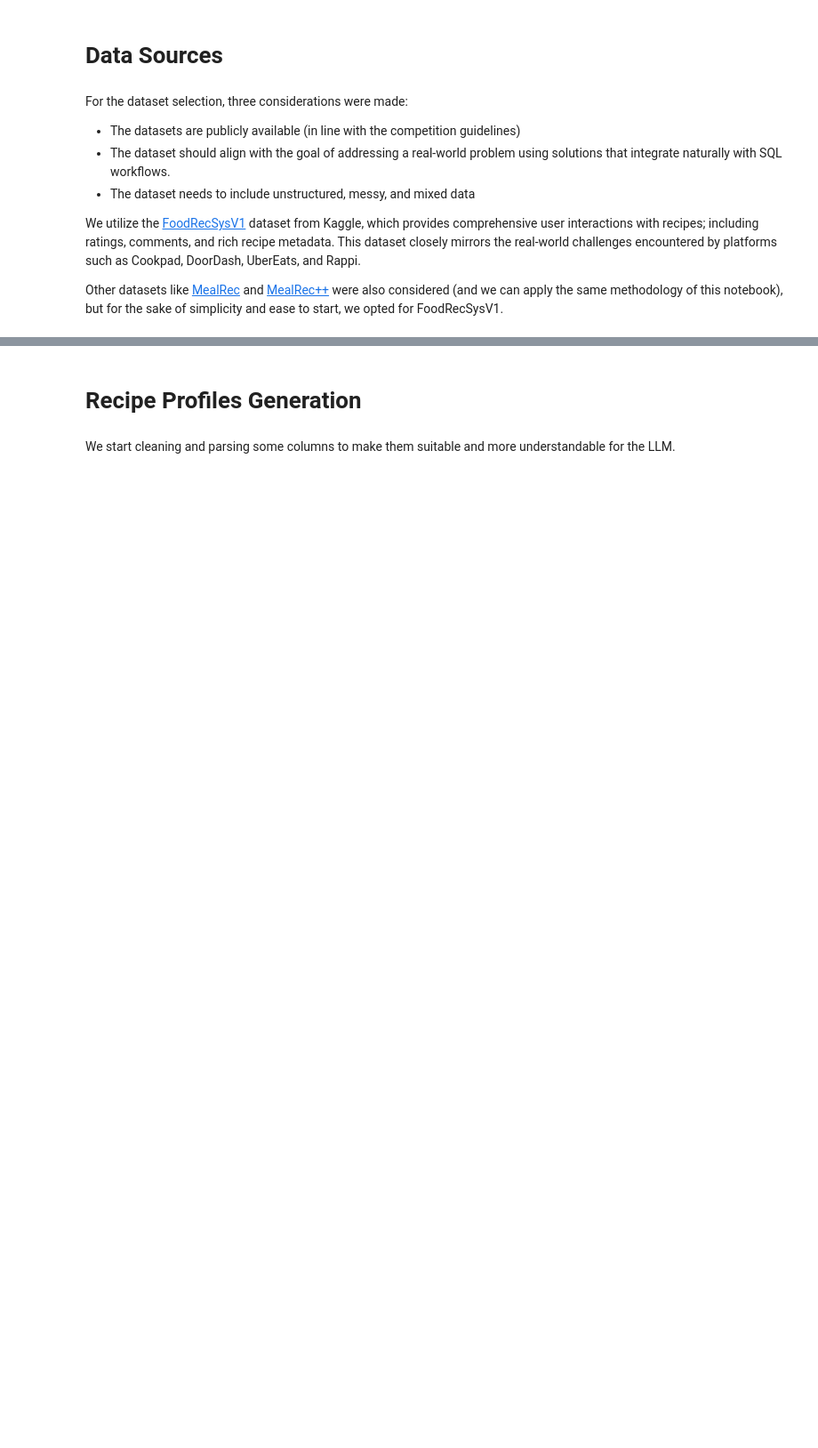
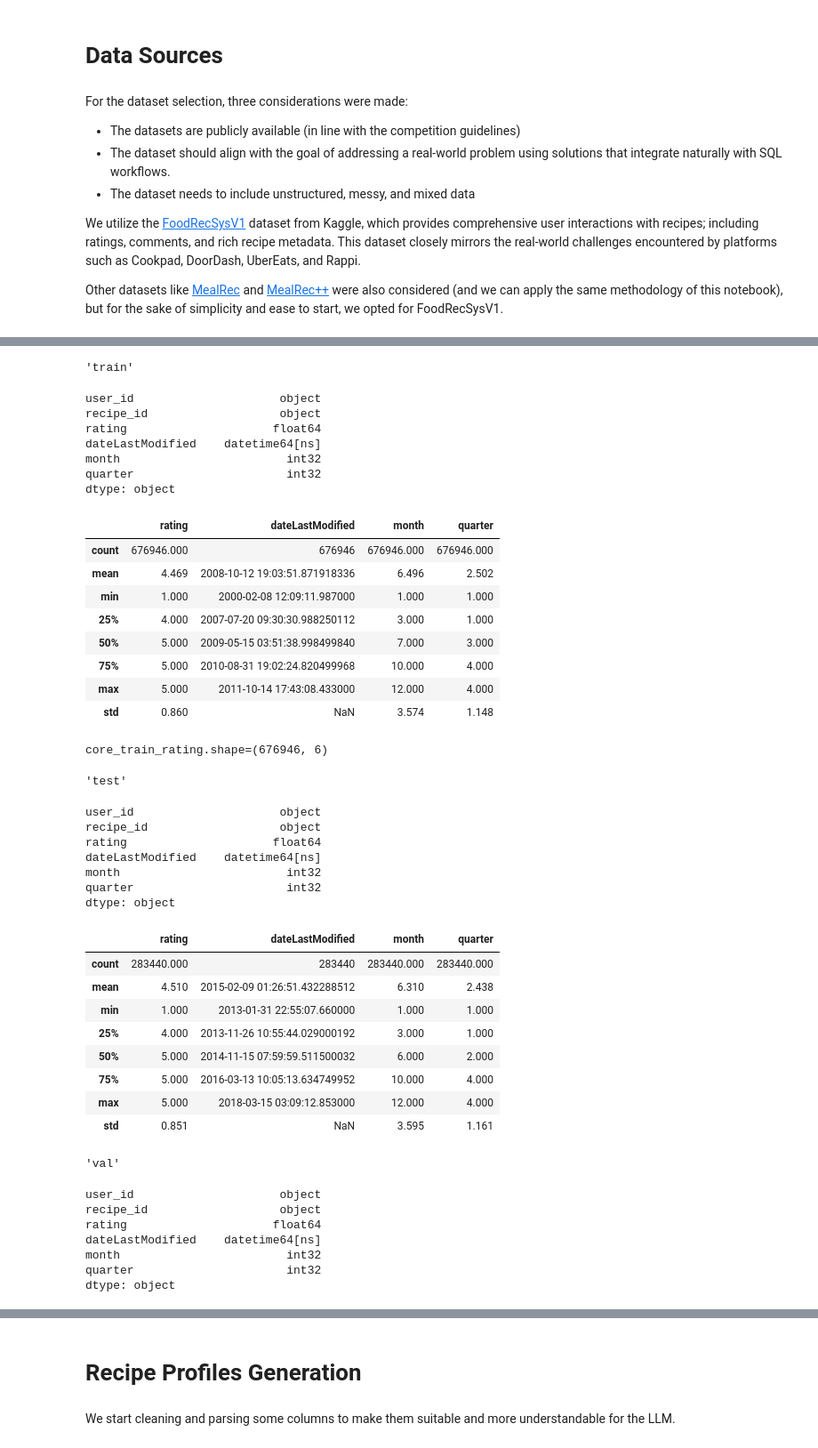
Before and after one commit to jeremy-jmc/kaggle-bigquery-hackaton-2025, a Jupyter notebook: deliverable.ipynb, the cells around one changed output, grey strips where cells are left out. Shown at 89% size. Saved outputs shown, nothing was run; the diff lists cells and outputs as text; code cells hidden in the pictures; blank space fills up the shorter version.

```diff
--- a/deliverable.ipynb
+++ b/deliverable.ipynb
@@ -138,0 +189,74 @@ Other datasets like [MealRec](https://arxiv.org/abs/2205.12133) and [MealRec++](
+# %%
+def clean_df(core: pd.DataFrame) -> pd.DataFrame:
+    core['user_id'] = core['user_id'].astype(str)
+    core['recipe_id'] = core['recipe_id'].astype(str)
+    core['dateLastModified'] = core['dateLastModified'].apply(lambda v: v.replace('\n', ''))
+    core['dateLastModified'] = pd.to_datetime(core['dateLastModified'], format='ISO8601')
+    core['month'] = core['dateLastModified'].dt.month
+    core['quarter'] = core['dateLastModified'].dt.quarter
+    core['rating'] = core['rating'].astype(float)
+
+    core = core.dropna(how='any').sort_values(by=['dateLastModified'], ascending=[True])
+    return core
+
+core_train_rating = pd.read_csv(f'{path}/core-data-train_rating.csv')
+core_train_rating = clean_df(core_train_rating)
+display('train', core_train_rating.dtypes, core_train_rating.describe())
+print(f"{core_train_rating.shape=}")
+
+
+core_test_rating = pd.read_csv(f'{path}/core-data-test_rating.csv')
+core_test_rating = clean_df(core_test_rating)
+display('test', core_test_rating.dtypes, core_test_rating.describe())
+
+
+core_val_rating = pd.read_csv(f'{path}/core-data-valid_rating.csv')
+core_val_rating = clean_df(core_val_rating)
+display('val', core_val_rating.dtypes, core_val_rating.describe())
+
+recipes = pd.read_csv('./data/food_recsys/raw-data_recipe.csv')
+recipes['recipe_id'] = recipes['recipe_id'].astype(str)
+# %% [output]
+'train'
+user_id                     object
+recipe_id                   object
+rating                     float64
+dateLastModified    datetime64[ns]
+month                        int32
+quarter                      int32
+dtype: object
+|  | rating | dateLastModified | month | quarter |
+| count | 676946.000 | 676946 | 676946.000 | 676946.000 |
+| mean | 4.469 | 2008-10-12 19:03:51.871918336 | 6.496 | 2.502 |
+| min | 1.000 | 2000-02-08 12:09:11.987000 | 1.000 | 1.000 |
+| 25% | 4.000 | 2007-07-20 09:30:30.988250112 | 3.000 | 1.000 |
+| 50% | 5.000 | 2009-05-15 03:51:38.998499840 | 7.000 | 3.000 |
+| 75% | 5.000 | 2010-08-31 19:02:24.820499968 | 10.000 | 4.000 |
+| max | 5.000 | 2011-10-14 17:43:08.433000 | 12.000 | 4.000 |
+| std | 0.860 | NaN | 3.574 | 1.148 |
+core_train_rating.shape=(676946, 6)
+'test'
+user_id                     object
+recipe_id                   object
+rating                     float64
+dateLastModified    datetime64[ns]
+month                        int32
+quarter                      int32
+dtype: object
+|  | rating | dateLastModified | month | quarter |
+| count | 283440.000 | 283440 | 283440.000 | 283440.000 |
+| mean | 4.510 | 2015-02-09 01:26:51.432288512 | 6.310 | 2.438 |
+| min | 1.000 | 2013-01-31 22:55:07.660000 | 1.000 | 1.000 |
+| 25% | 4.000 | 2013-11-26 10:55:44.029000192 | 3.000 | 1.000 |
+| 50% | 5.000 | 2014-11-15 07:59:59.511500032 | 6.000 | 2.000 |
+| 75% | 5.000 | 2016-03-13 10:05:13.634749952 | 10.000 | 4.000 |
+| max | 5.000 | 2018-03-15 03:09:12.853000 | 12.000 | 4.000 |
+| std | 0.851 | NaN | 3.595 | 1.161 |
+'val'
+user_id                     object
+recipe_id                   object
+rating                     float64
+dateLastModified    datetime64[ns]
+month                        int32
+quarter                      int32
+dtype: object
```
Also changed, not shown: parts of 33 cells of this notebook, 1 other file.
